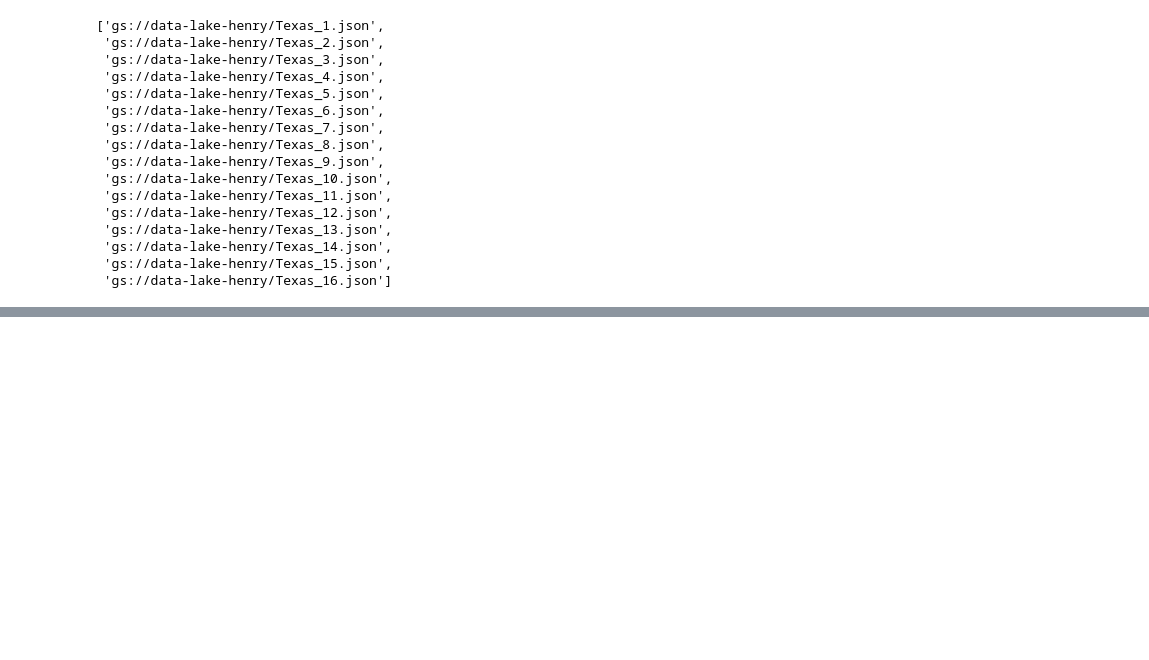
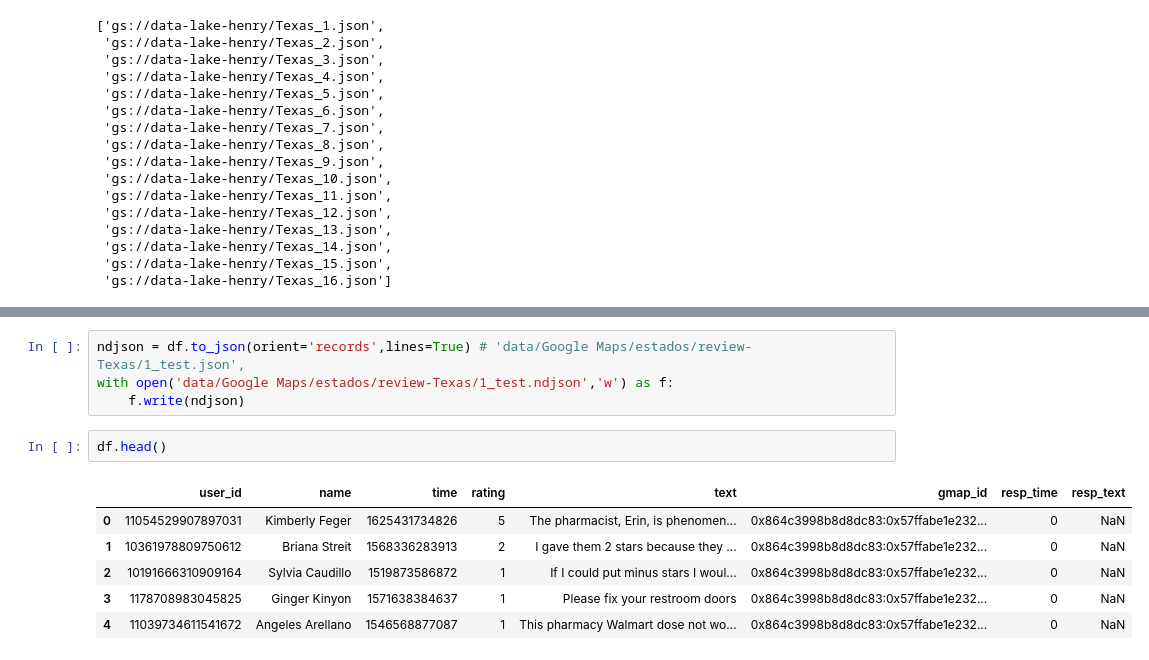
Before and after one commit to Tinmarian/Big_Data_Project-Google_Reviews, a Jupyter notebook: test_gcs_api.ipynb, the cells around one changed output, grey strips where cells are left out. Drawn from its saved outputs; the diff is of its cells as text; blank space fills up the shorter version.

Commit message:
debugging test_dag_gcs_to_bq: a lot of stuff done

```diff
--- a/test_gcs_api.ipynb
+++ b/test_gcs_api.ipynb
@@ -81,0 +154,13 @@ pd.read_json('data/Google Maps/estados/review-Texas/1.json', lines=True).head()
+# %%
+ndjson = df.to_json(orient='records',lines=True) # 'data/Google Maps/estados/review-Texas/1_test.json',
+with open('data/Google Maps/estados/review-Texas/1_test.ndjson','w') as f:
+    f.write(ndjson)
+# %%
+df.head()
+# %% [output]
+|  | user_id | name | time | rating | text | gmap_id | resp_time | resp_text |
+| 0 | 11054529907897031 | Kimberly Feger | 1625431734826 | 5 | The pharmacist, Erin, is phenomen... | 0x864c3998b8d8dc83:0x57ffabe1e232... | 0 | NaN |
+| 1 | 10361978809750612 | Briana Streit | 1568336283913 | 2 | I gave them 2 stars because they ... | 0x864c3998b8d8dc83:0x57ffabe1e232... | 0 | NaN |
+| 2 | 10191666310909164 | Sylvia Caudillo | 1519873586872 | 1 | If I could put minus stars I woul... | 0x864c3998b8d8dc83:0x57ffabe1e232... | 0 | NaN |
+| 3 | 1178708983045825 | Ginger Kinyon | 1571638384637 | 1 | Please fix your restroom doors | 0x864c3998b8d8dc83:0x57ffabe1e232... | 0 | NaN |
+| 4 | 11039734611541672 | Angeles Arellano | 1546568877087 | 1 | This pharmacy Walmart dose not wo... | 0x864c3998b8d8dc83:0x57ffabe1e232... | 0 | NaN |
```
Also changed, not shown: parts of 7 cells of this notebook, 1 other file.
